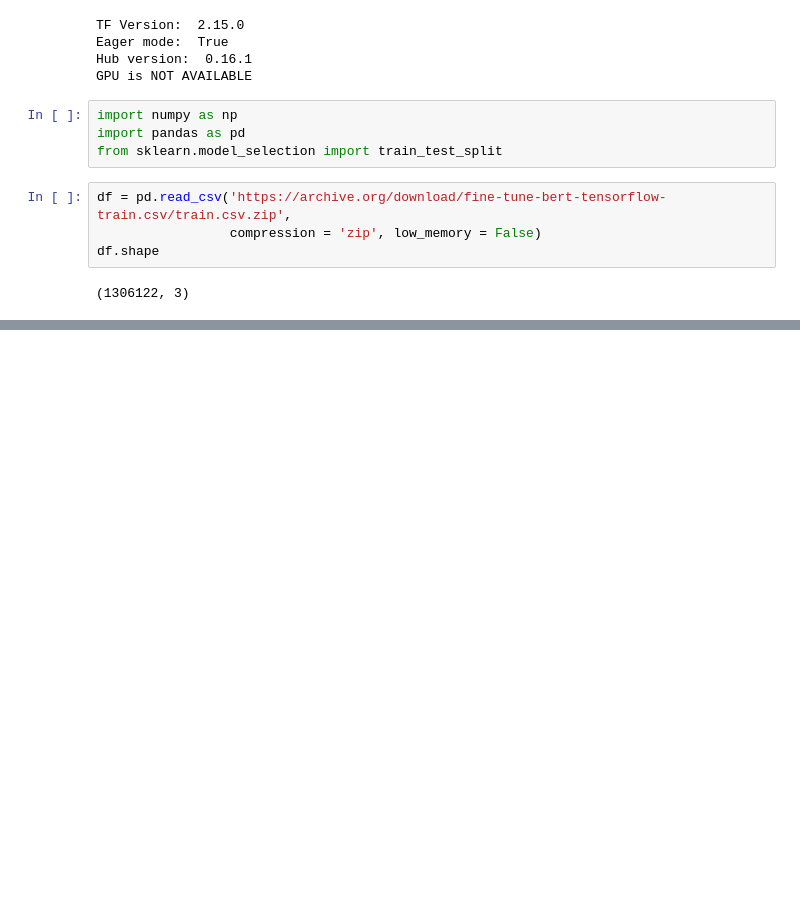
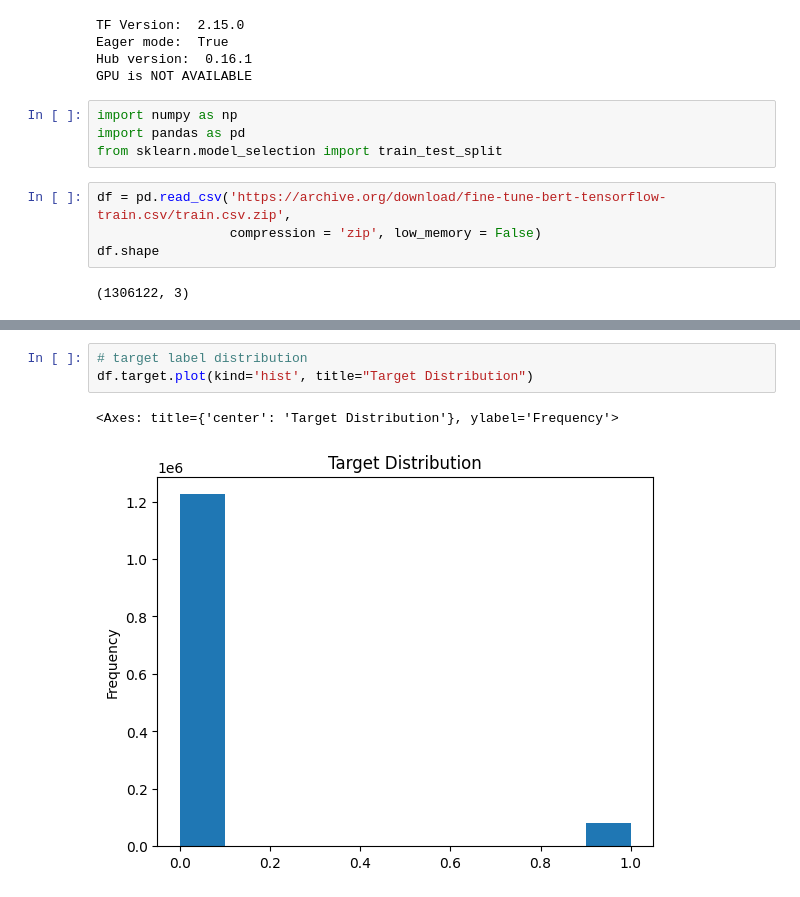
Before and after one commit to dibkb/bert-fine-tuning-quora-, a Jupyter notebook: quora-question.ipynb, the cells around one changed output, grey strips where cells are left out. Saved outputs shown, nothing was run; the diff lists cells and outputs as text; blank space fills up the shorter version.

```diff
--- a/quora-question.ipynb
+++ b/quora-question.ipynb
@@ -102,0 +123,6 @@ df.shape
+# %%
+# target label distribution
+df.target.plot(kind='hist', title="Target Distribution")
+# %% [output]
+<Axes: title={'center': 'Target Distribution'}, ylabel='Frequency'>
+[figure, added]
```
Also changed, not shown: parts of 10 cells of this notebook.
